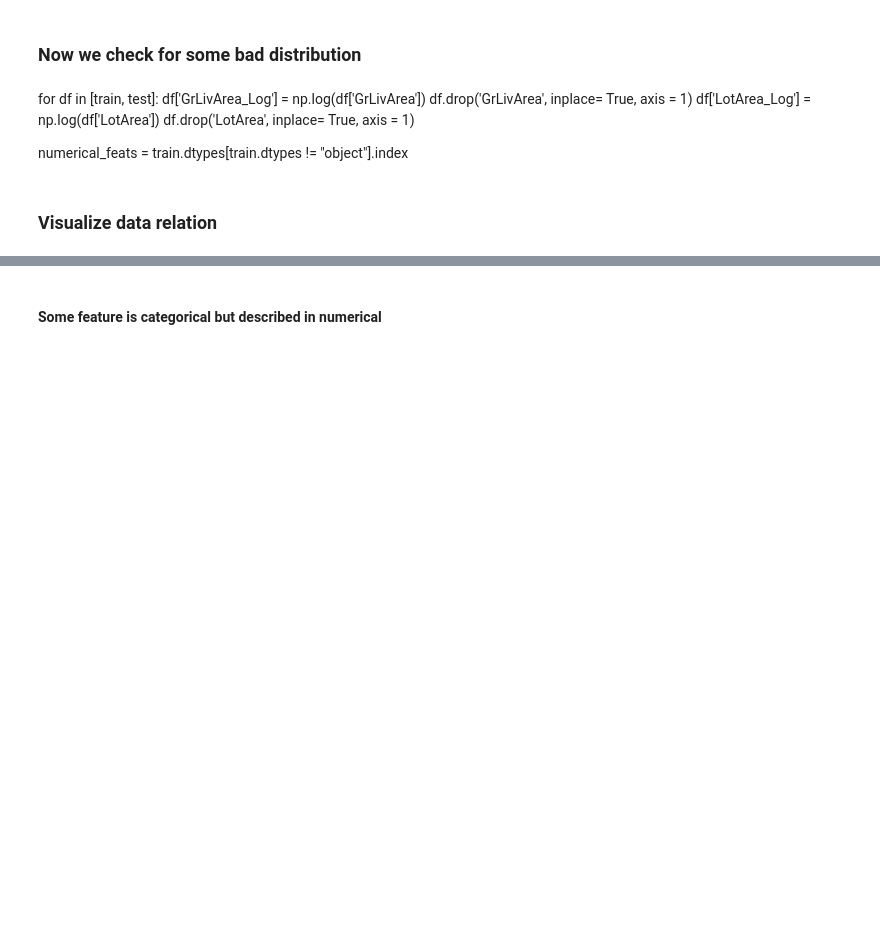
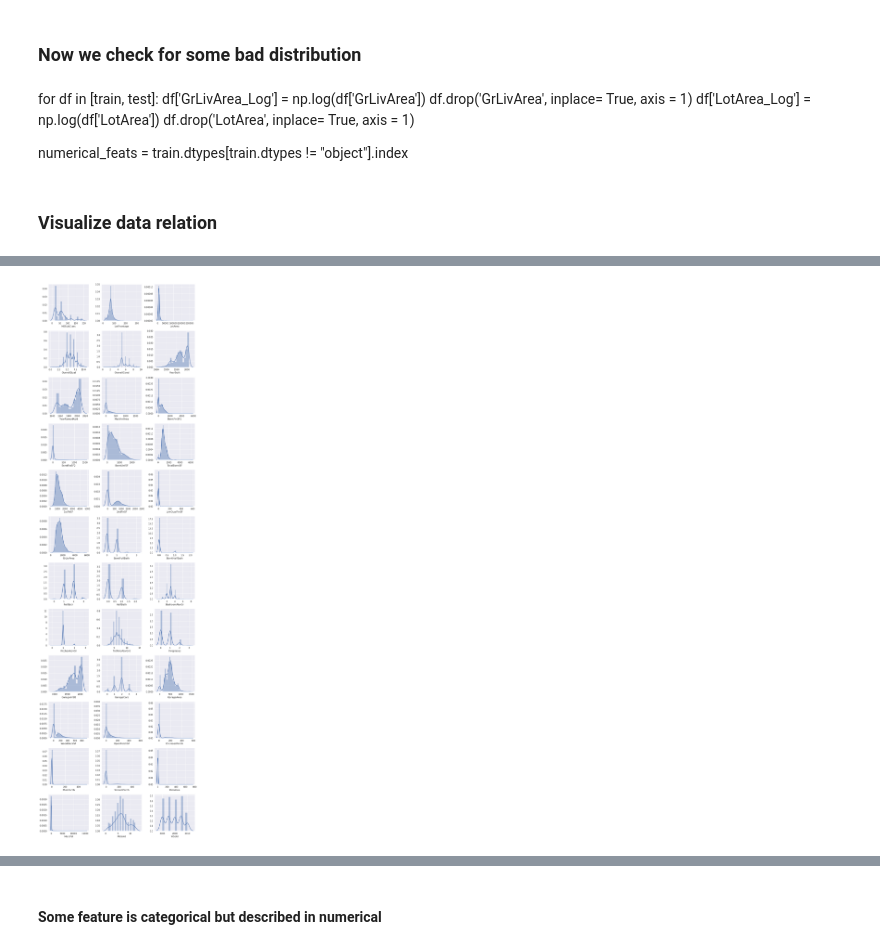
Before and after one commit to thieu1995/AI_training, a Jupyter notebook: ha_viet_tien/week9_FFNN/House Price Pred.ipynb, the cells around one changed output, grey strips where cells are left out. Cells and saved outputs as stored; diff of their text form; code cells hidden in the pictures; blank space fills up the shorter version.

```diff
--- a/ha_viet_tien/week9_FFNN/House Price Pred.ipynb
+++ b/ha_viet_tien/week9_FFNN/House Price Pred.ipynb
@@ -307,0 +308,21 @@ plt.show()
+# %%
+nr_rows = 12
+nr_cols = 3
+
+fig, axs = plt.subplots(nr_rows, nr_cols, figsize=(nr_cols*3.5,nr_rows*3))
+
+li_num_feats = list(numerical_feats)
+li_not_plot = ['Id', 'SalePrice', 'SalePrice_Log']
+li_plot_num_feats = [c for c in list(numerical_feats) if c not in li_not_plot]
+
+
+for r in range(0,nr_rows):
+    for c in range(0,nr_cols):
+        i = r*nr_cols+c
+        if i < len(li_plot_num_feats):
+            sns.distplot(train[li_plot_num_feats[i]], ax = axs[r][c])
+
+plt.tight_layout()
+plt.show()
+# %% [output]
+[figure, added]
```
Also changed, not shown: parts of 29 cells of this notebook.
